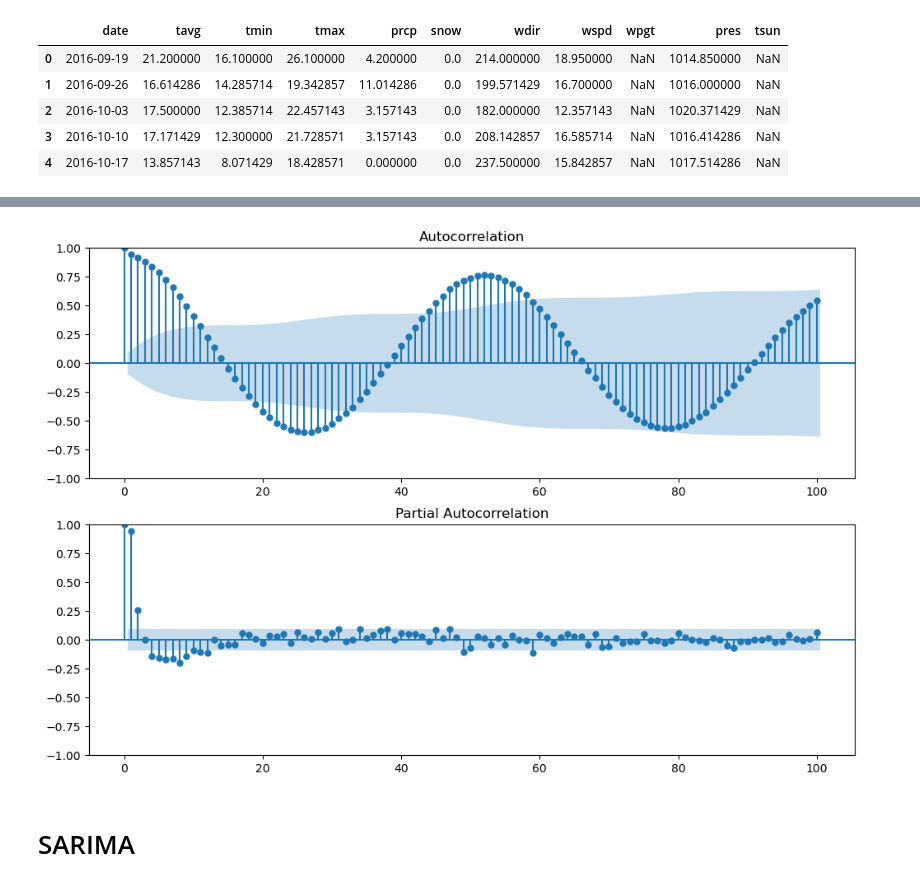
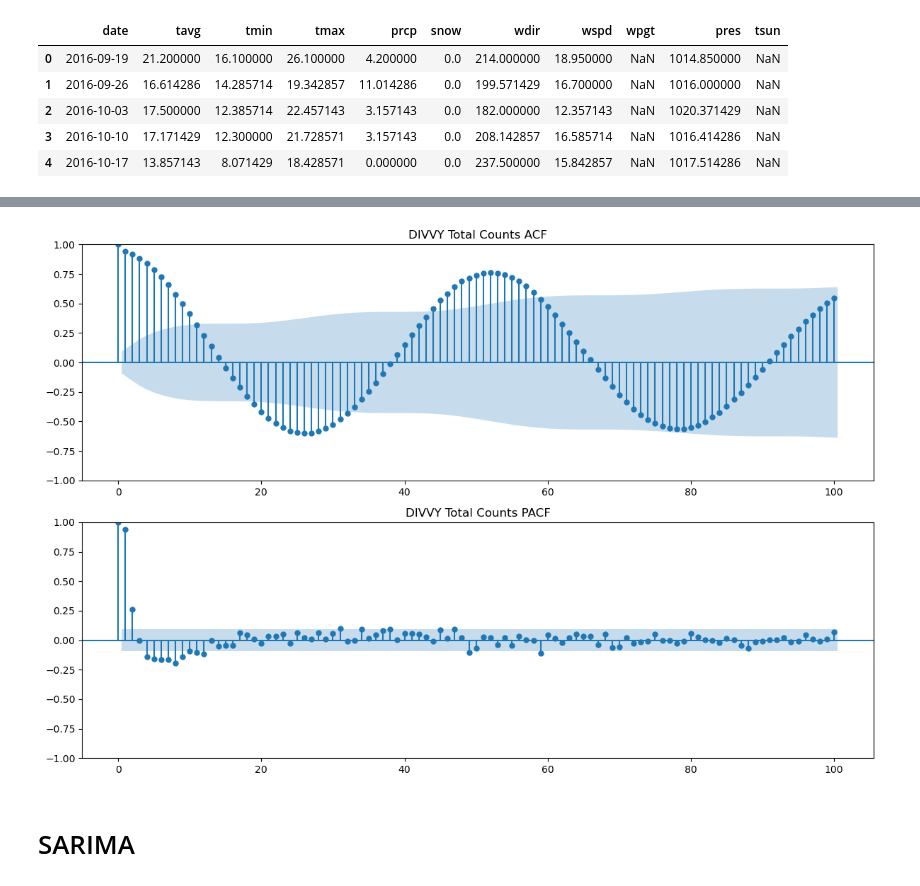
Before and after one commit to HuanlinDai/navarrofanclub, a Jupyter notebook: yy/yy_ts_ml.ipynb, the cells around one changed output, grey strips where cells are left out. Saved outputs shown, nothing was run; the diff lists cells and outputs as text; code cells hidden in the pictures.

```diff
--- a/yy/yy_ts_ml.ipynb
+++ b/yy/yy_ts_ml.ipynb
@@ -113,10 +161,13 @@ temp_df.head()
 # %%
 fig, ax = plt.subplots(2, 1, figsize=(12, 8))
 plot_acf(df['Total Counts'], lags=100, ax=ax[0])
 plot_pacf(df['Total Counts'], lags=100, ax=ax[1])
+ax[0].set_title('DIVVY Total Counts ACF')
+ax[1].set_title('DIVVY Total Counts PACF')
+plt.tight_layout()
 plt.show()
 # %% [output]
-[figure, old version]
+[figure, new version]
 # %%
 y_train, y_test = train_test_split(df, test_size=0.2, shuffle=False)
 # %% [markdown]
```
Also changed, not shown: parts of 5 cells of this notebook.
